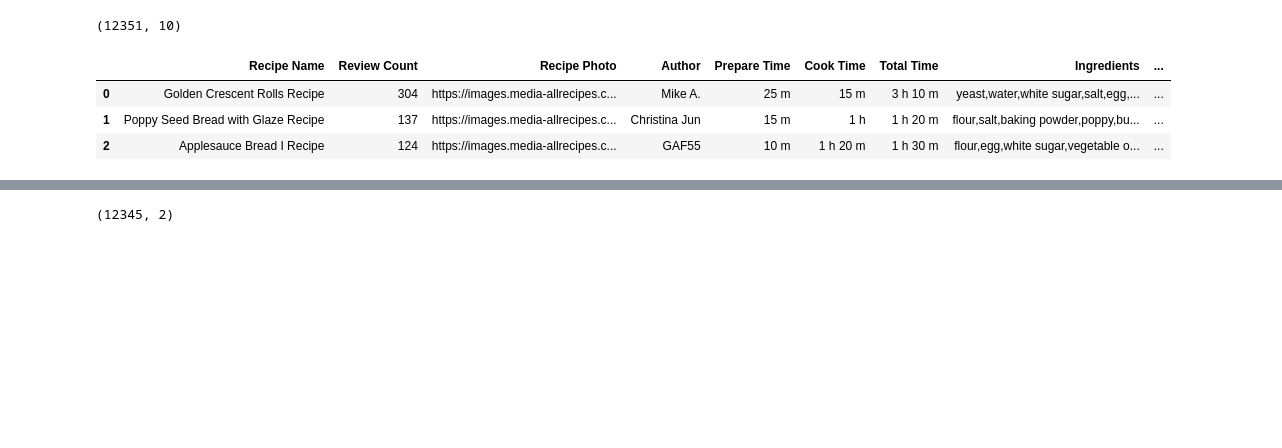
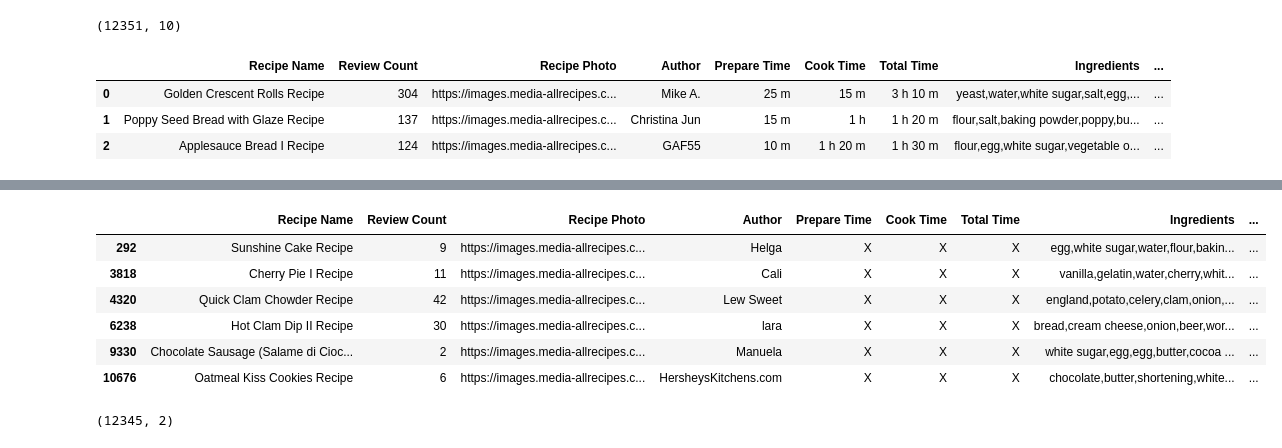
Before and after one commit to sofiaElenaHopartean/NLP_recipes, a Jupyter notebook: recipes_tf.ipynb, the cells around one changed output, grey strips where cells are left out. Saved outputs shown, nothing was run; the diff lists cells and outputs as text; code cells hidden in the pictures; blank space fills up the shorter version.

```diff
--- a/recipes_tf.ipynb
+++ b/recipes_tf.ipynb
@@ -62,3 +108,13 @@ recipes_df.head(3)
+# %%
+recipes_df[recipes_df['Directions'].isna()]
+# %% [output]
+|  | Recipe Name | Review Count | Recipe Photo | Author | Prepare Time | Cook Time | Total Time | Ingredients | ... |
+| 292 | Sunshine Cake Recipe | 9 | https://images.media-allrecipes.c... | Helga | X | X | X | egg,white sugar,water,flour,bakin... | ... |
+| 3818 | Cherry Pie I Recipe | 11 | https://images.media-allrecipes.c... | Cali | X | X | X | vanilla,gelatin,water,cherry,whit... | ... |
+| 4320 | Quick Clam Chowder Recipe | 42 | https://images.media-allrecipes.c... | Lew Sweet | X | X | X | england,potato,celery,clam,onion,... | ... |
+| 6238 | Hot Clam Dip II Recipe | 30 | https://images.media-allrecipes.c... | lara | X | X | X | bread,cream cheese,onion,beer,wor... | ... |
+| 9330 | Chocolate Sausage (Salame di Cioc... | 2 | https://images.media-allrecipes.c... | Manuela | X | X | X | white sugar,egg,egg,butter,cocoa ... | ... |
+| 10676 | Oatmeal Kiss Cookies Recipe | 6 | https://images.media-allrecipes.c... | HersheysKitchens.com | X | X | X | chocolate,butter,shortening,white... | ... |
 # %%
 recipes_df_small = recipes_df[~recipes_df['Directions'].isna()][["Directions", "Ingredients"]]
 print(recipes_df_small.shape)
```
Also changed, not shown: parts of 7 cells of this notebook.
